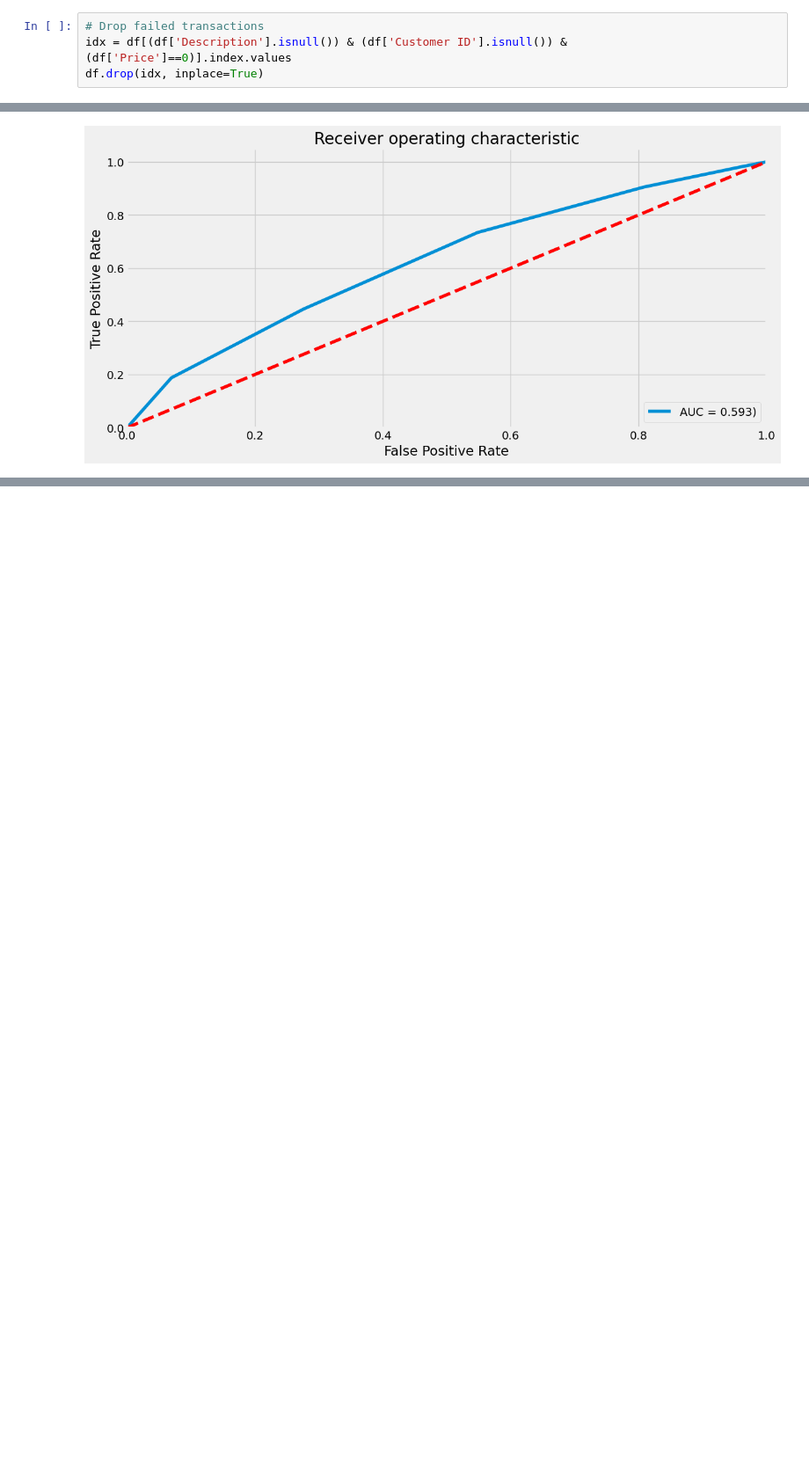
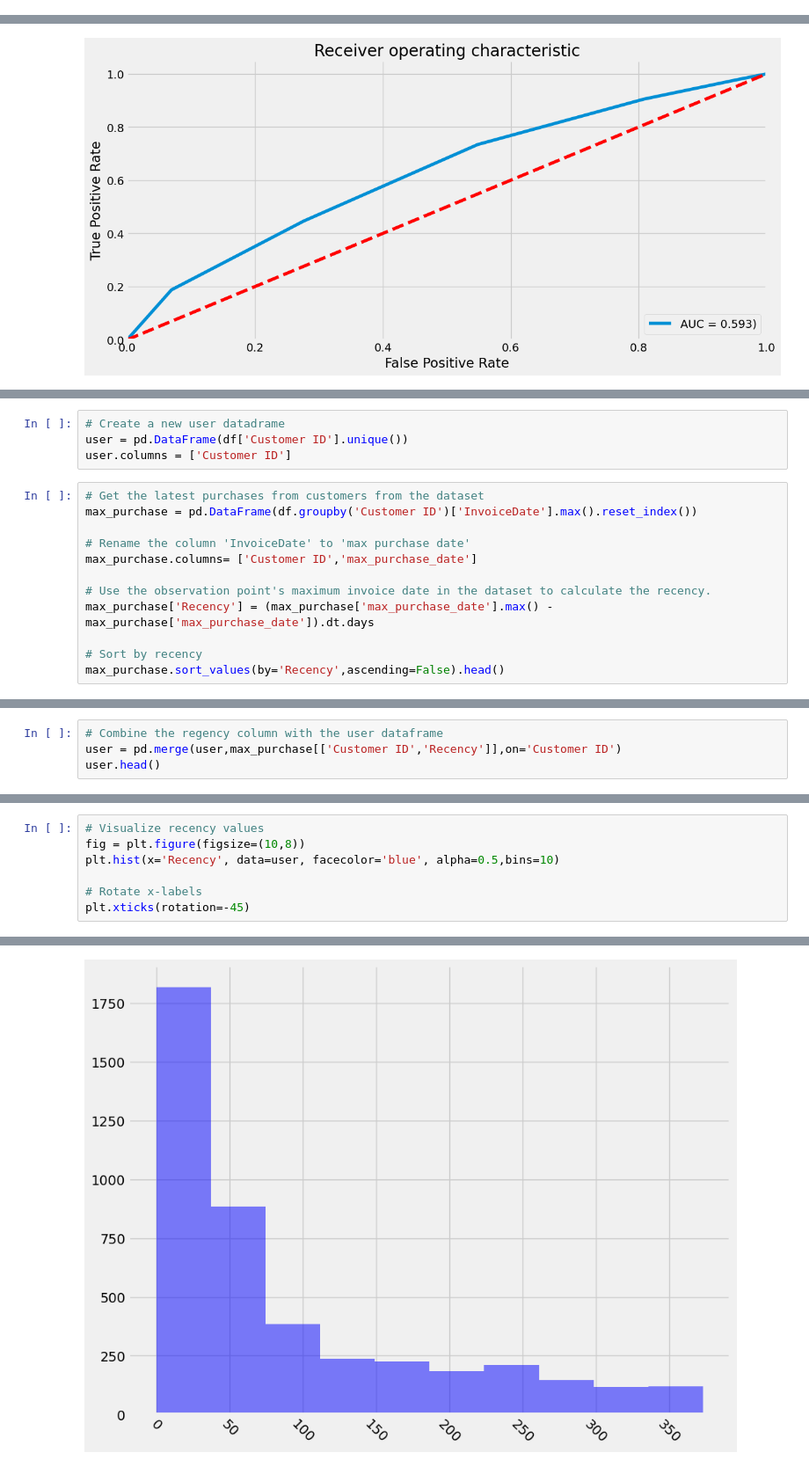
Before and after one commit to trungne/pdf-final-assignment, a Jupyter notebook: pds-hoang-assignment.ipynb, the cells around one changed output, grey strips where cells are left out. Shown at 88% size. Drawn from its saved outputs; the diff is of its cells as text; blank space fills up the shorter version.

```diff
--- a/pds-hoang-assignment.ipynb
+++ b/pds-hoang-assignment.ipynb
@@ -331,4 +355,0 @@ Those columns having null values in **Description, Customer ID** and **Price** e
-# %%
-# Drop failed transactions
-idx = df[(df['Description'].isnull()) & (df['Customer ID'].isnull()) & (df['Price']==0)].index.values
-df.drop(idx, inplace=True)
@@ -565,0 +615,16 @@ Accuracy Score:  0.623
+# %%
+# Create a new user datadrame
+user = pd.DataFrame(df['Customer ID'].unique())
+user.columns = ['Customer ID']
+# %%
+# Get the latest purchases from customers from the dataset
+max_purchase = pd.DataFrame(df.groupby('Customer ID')['InvoiceDate'].max().reset_index())
+
+# Rename the column 'InvoiceDate' to 'max purchase date'
+max_purchase.columns= ['Customer ID','max_purchase_date']
+
+# Use the observation point's maximum invoice date in the dataset to calculate the recency.
+max_purchase['Recency'] = (max_purchase['max_purchase_date'].max() - max_purchase['max_purchase_date']).dt.days
+
+# Sort by recency
+max_purchase.sort_values(by='Recency',ascending=False).head()
@@ -565,0 +638,4 @@ Accuracy Score:  0.623
+# %%
+# Combine the regency column with the user dataframe
+user = pd.merge(user,max_purchase[['Customer ID','Recency']],on='Customer ID')
+user.head()
@@ -565,0 +649,8 @@ Accuracy Score:  0.623
+# %%
+# Visualize recency values
+fig = plt.figure(figsize=(10,8))
+plt.hist(x='Recency', data=user, facecolor='blue', alpha=0.5,bins=10)
+
+# Rotate x-labels
+plt.xticks(rotation=-45)
+# %% [output]
@@ -565,0 +668 @@ Accuracy Score:  0.623
+[figure, added]
```
Also changed, not shown: parts of 73 cells of this notebook.
